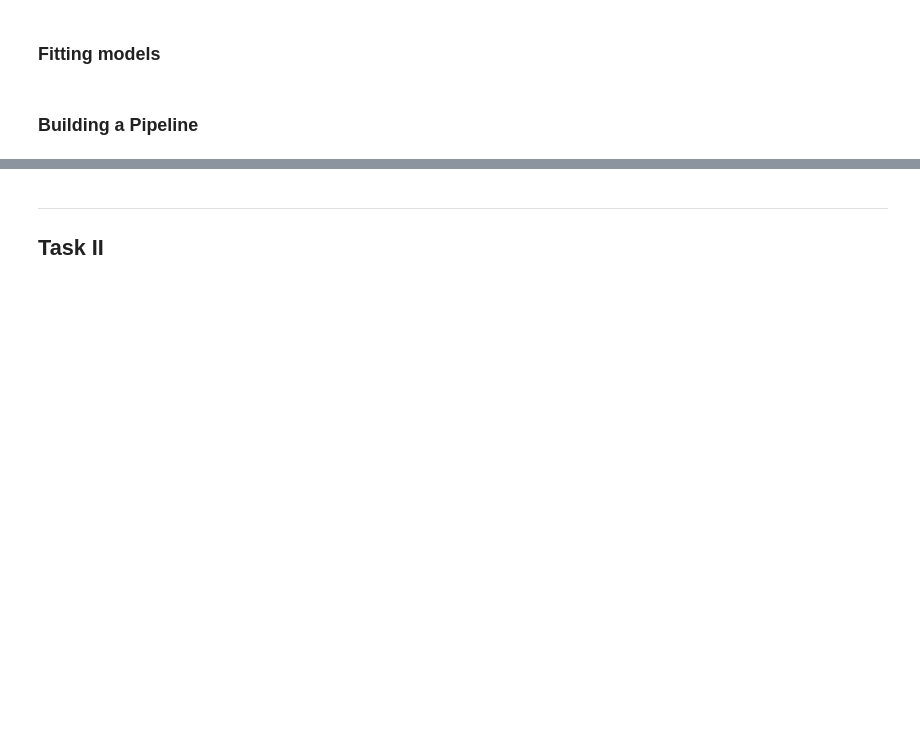
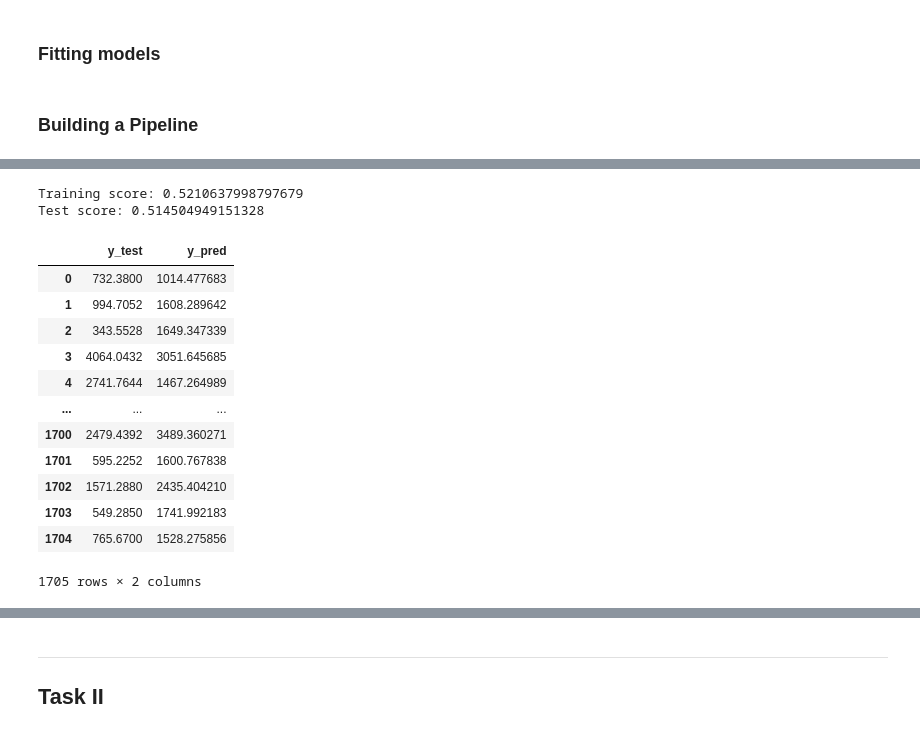
Before and after one commit to jess-moloney/lighthouse-data-notes, a Jupyter notebook: Unit_7/Day_1/pipelines_and_persistence_exercise-master/pipelines_challenge.ipynb, the cells around one changed output, grey strips where cells are left out. Cells and saved outputs as stored; diff of their text form; code cells hidden in the pictures; blank space fills up the shorter version.

```diff
--- a/Unit_7/Day_1/pipelines_and_persistence_exercise-master/pipelines_challenge.ipynb
+++ b/Unit_7/Day_1/pipelines_and_persistence_exercise-master/pipelines_challenge.ipynb
@@ -154,0 +197,25 @@ preprocessing = ColumnTransformer([('numeric', numerical_preprocessing, keep_num
+# %%
+print(f'Training score: {pipeline.score(df_train, y_train)}')
+print(f'Test score: {pipeline.score(df_test, y_test)}')
+# %% [output]
+Training score: 0.5210637998797679
+Test score: 0.514504949151328
+# %%
+y_pred = pipeline.predict(df_test)
+
+y_compare = pd.DataFrame([y_test.to_numpy(), y_pred], index=['y_test', 'y_pred'])
+y_compare.T
+# %% [output]
+|  | y_test | y_pred |
+| 0 | 732.3800 | 1014.477683 |
+| 1 | 994.7052 | 1608.289642 |
+| 2 | 343.5528 | 1649.347339 |
+| 3 | 4064.0432 | 3051.645685 |
+| 4 | 2741.7644 | 1467.264989 |
+| ... | ... | ... |
+| 1700 | 2479.4392 | 3489.360271 |
+| 1701 | 595.2252 | 1600.767838 |
+| 1702 | 1571.2880 | 2435.404210 |
+| 1703 | 549.2850 | 1741.992183 |
+| 1704 | 765.6700 | 1528.275856 |
+1705 rows × 2 columns
```
Also changed, not shown: parts of 22 cells of this notebook.
